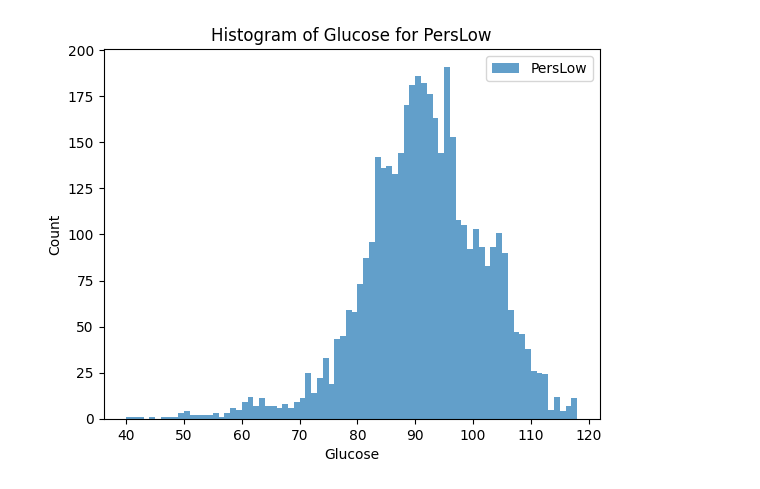
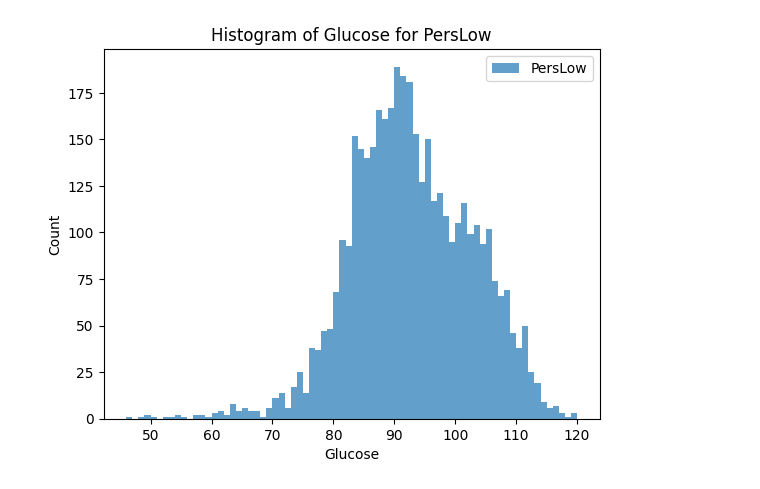
Before and after one commit to mingg12/engineering-newFork, a Jupyter notebook: df_glucose_histogram.ipynb, the cells around one changed output. Drawn from its saved outputs; the diff is of its cells as text; code cells hidden in the pictures.

```diff
--- a/df_glucose_histogram.ipynb
+++ b/df_glucose_histogram.ipynb
@@ -31,25 +46,25 @@ df.head(30)
 # %%
 # 데이터프레임에서 특정 클래스 선택
-df_perslow = df[df['label'] == 'PersLow']
+df_perslow = df[df['label'] == 0]
 
 # Bin width 설정
 bin_width = 1
 
 # 데이터의 최소값과 최대값을 기반으로 bin의 경계값 계산
 min_value = df_perslow['glucose'].min()
 max_value = df_perslow['glucose'].max()
 bins = np.arange(min_value, max_value + bin_width, bin_width)
 
 # 히스토그램 그리기
 plt.hist(df_perslow['glucose'], bins=bins, alpha=0.7, label='PersLow')
 
 # 그래프 제목 및 라벨 설정
 plt.title('Histogram of Glucose for PersLow')
 plt.xlabel('Glucose')
 plt.ylabel('Count')
 plt.legend()
 plt.show()
 # %% [output]
-[figure, old version]
+[figure, new version]
 # %%
 # 데이터프레임에서 특정 클래스 선택
```
Also changed, not shown: parts of 8 cells of this notebook.
